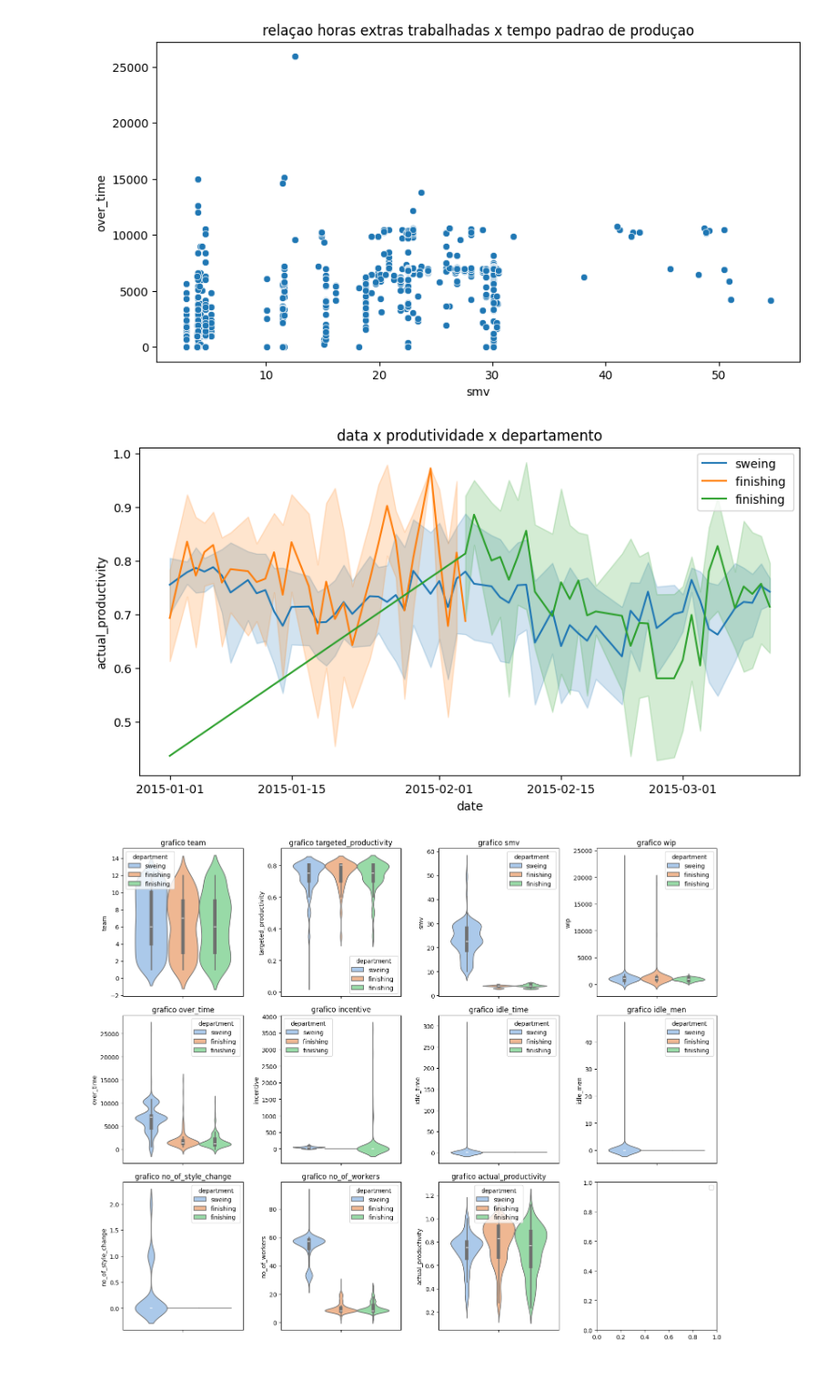
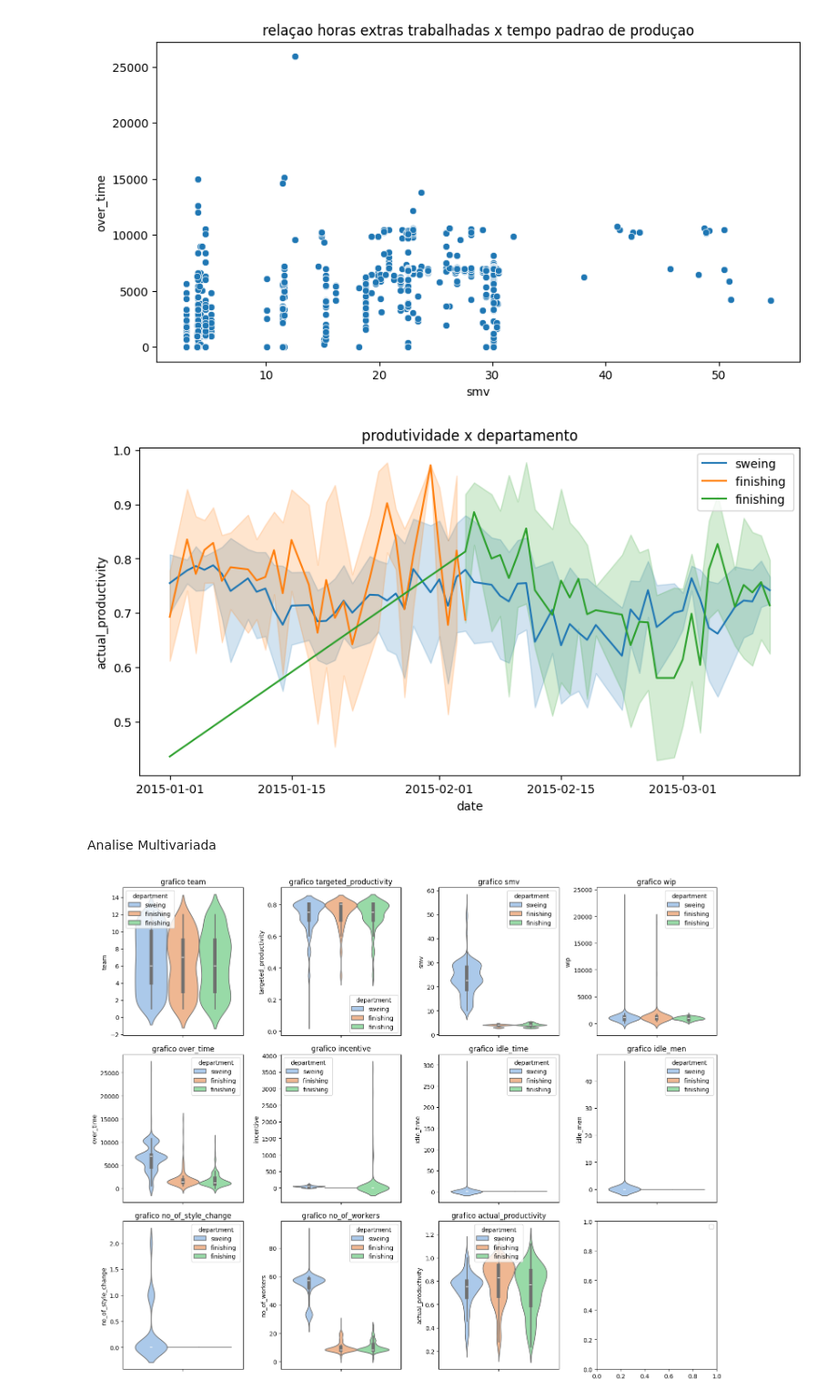
Before and after one commit to WesleySouza13/PRODUCTIVITY-PREDICTION-, a Jupyter notebook: Jupyter_notebook.ipynb, the cells around one changed output. Shown at 91% size. Cells and saved outputs as stored; diff of their text form; code cells hidden in the pictures; blank space fills up the shorter version.

```diff
--- a/Jupyter_notebook.ipynb
+++ b/Jupyter_notebook.ipynb
@@ -281,12 +285,14 @@ plt.show()
 # %%
 #data x produtividade x departamento
 plt.figure(figsize=(10,5))
-plt.title('data x produtividade x departamento')
+plt.title('produtividade x departamento')
 sns.lineplot(data=df, x='date', y='actual_productivity', hue='department')
 plt.legend()
 plt.show()
 # %% [output]
-[figure, old version]
+[figure, new version]
+# %% [markdown]
+Analise Multivariada
 # %%
 fig, axes = plt.subplots(3, 4, figsize=(15, 12))
 axes = axes.flatten()
```
Also changed, not shown: parts of 12 cells of this notebook.
